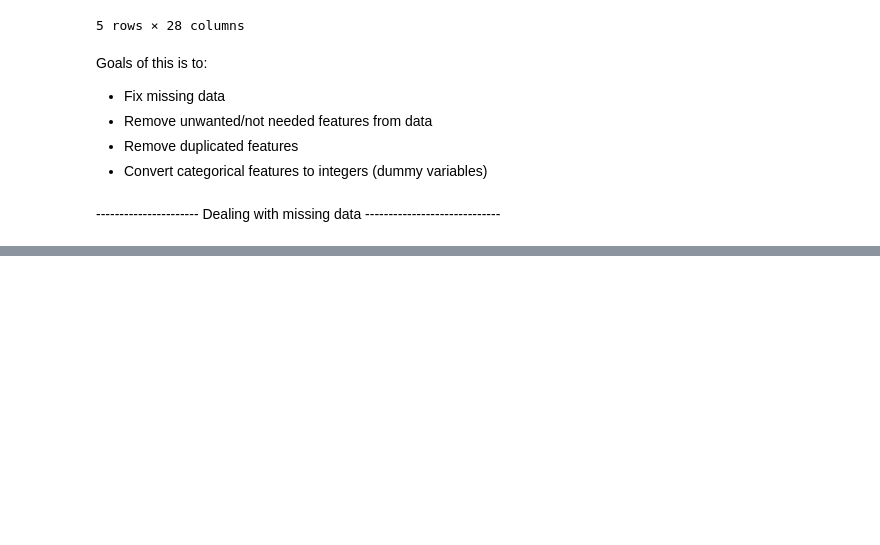
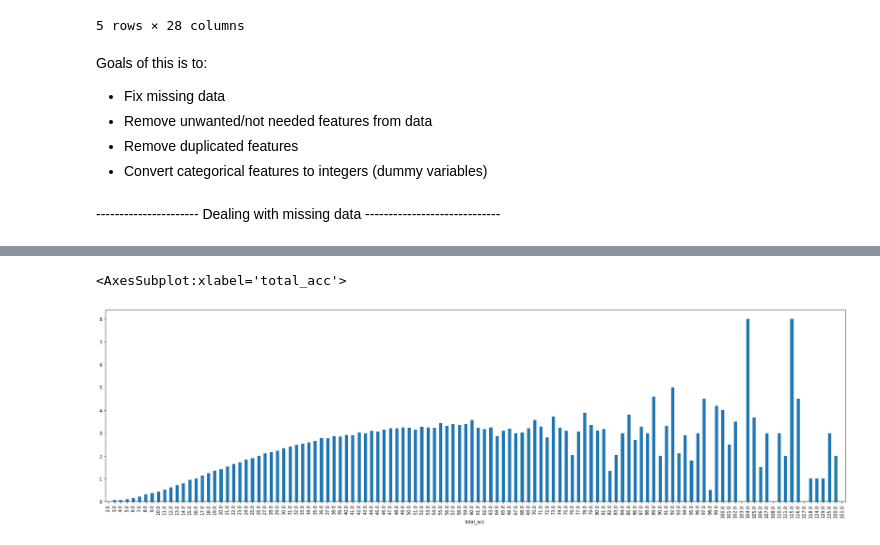
Before and after one commit to Greveley/MLProjects, a Jupyter notebook: LoanReturnClassifier/DataPreproc.ipynb, the cells around one changed output, grey strips where cells are left out. Cells and saved outputs as stored; diff of their text form; code cells hidden in the pictures; blank space fills up the shorter version.

```diff
--- a/LoanReturnClassifier/DataPreproc.ipynb
+++ b/LoanReturnClassifier/DataPreproc.ipynb
@@ -71,0 +138,2 @@ dtype: int64
+# %%
+df=df.drop('emp_length',axis=1)
@@ -71,0 +187,2 @@ dtype: int64
+# %%
+df = df.drop('title',axis=1)
@@ -71,0 +285,6 @@ dtype: int64
+# %%
+plt.figure(figsize=(30,8))
+df.groupby('total_acc').mean()['mort_acc'].plot(kind='bar')
+# %% [output]
+<AxesSubplot:xlabel='total_acc'>
+[figure, added]
```
Also changed, not shown: parts of 41 cells of this notebook.
